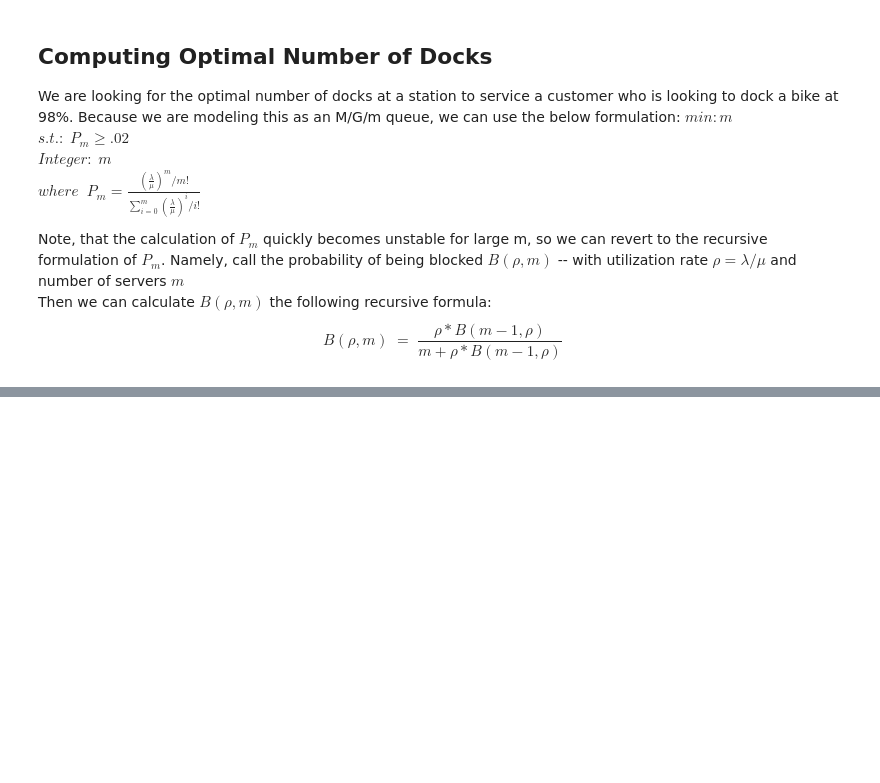
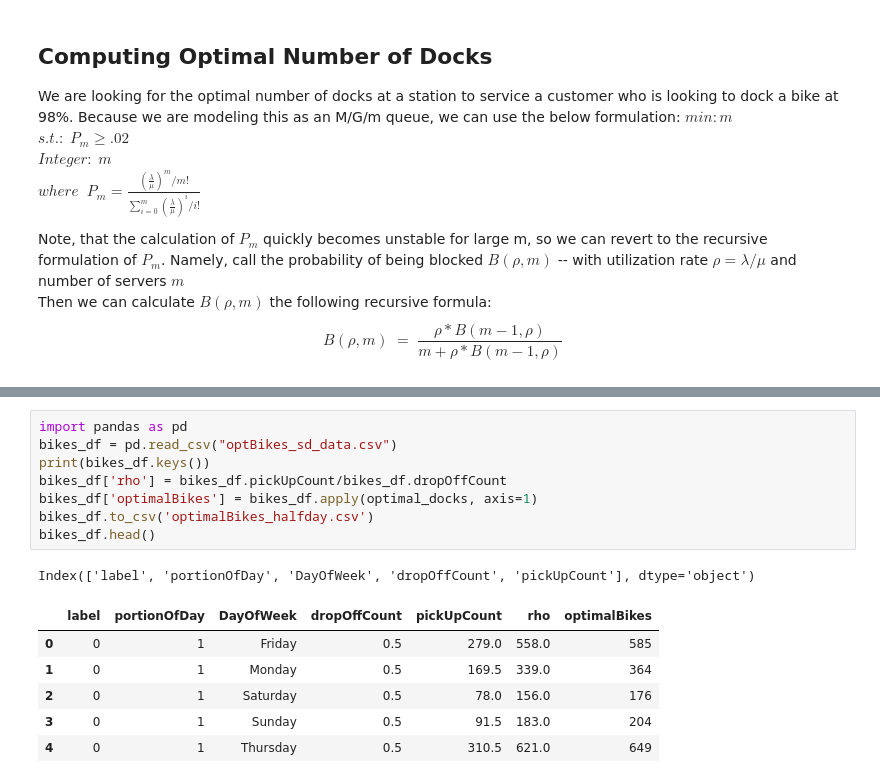
Before and after one commit to aslakey/Transportation-Algorithms, a Jupyter notebook: Citi_Bike.ipynb, the cells around one changed output, grey strips where cells are left out. Saved outputs shown, nothing was run; the diff lists cells and outputs as text; blank space fills up the shorter version.

```diff
--- a/Citi_Bike.ipynb
+++ b/Citi_Bike.ipynb
@@ -254,0 +265,16 @@ cluster_rates.describe()
+# %%
+import pandas as pd
+bikes_df = pd.read_csv("optBikes_sd_data.csv")
+print(bikes_df.keys())
+bikes_df['rho'] = bikes_df.pickUpCount/bikes_df.dropOffCount
+bikes_df['optimalBikes'] = bikes_df.apply(optimal_docks, axis=1)
+bikes_df.to_csv('optimalBikes_halfday.csv')
+bikes_df.head()
+# %% [output]
+Index(['label', 'portionOfDay', 'DayOfWeek', 'dropOffCount', 'pickUpCount'], dtype='object')
+|  | label | portionOfDay | DayOfWeek | dropOffCount | pickUpCount | rho | optimalBikes |
+| 0 | 0 | 1 | Friday | 0.5 | 279.0 | 558.0 | 585 |
+| 1 | 0 | 1 | Monday | 0.5 | 169.5 | 339.0 | 364 |
+| 2 | 0 | 1 | Saturday | 0.5 | 78.0 | 156.0 | 176 |
+| 3 | 0 | 1 | Sunday | 0.5 | 91.5 | 183.0 | 204 |
+| 4 | 0 | 1 | Thursday | 0.5 | 310.5 | 621.0 | 649 |
```
Also changed, not shown: parts of 7 cells of this notebook.
